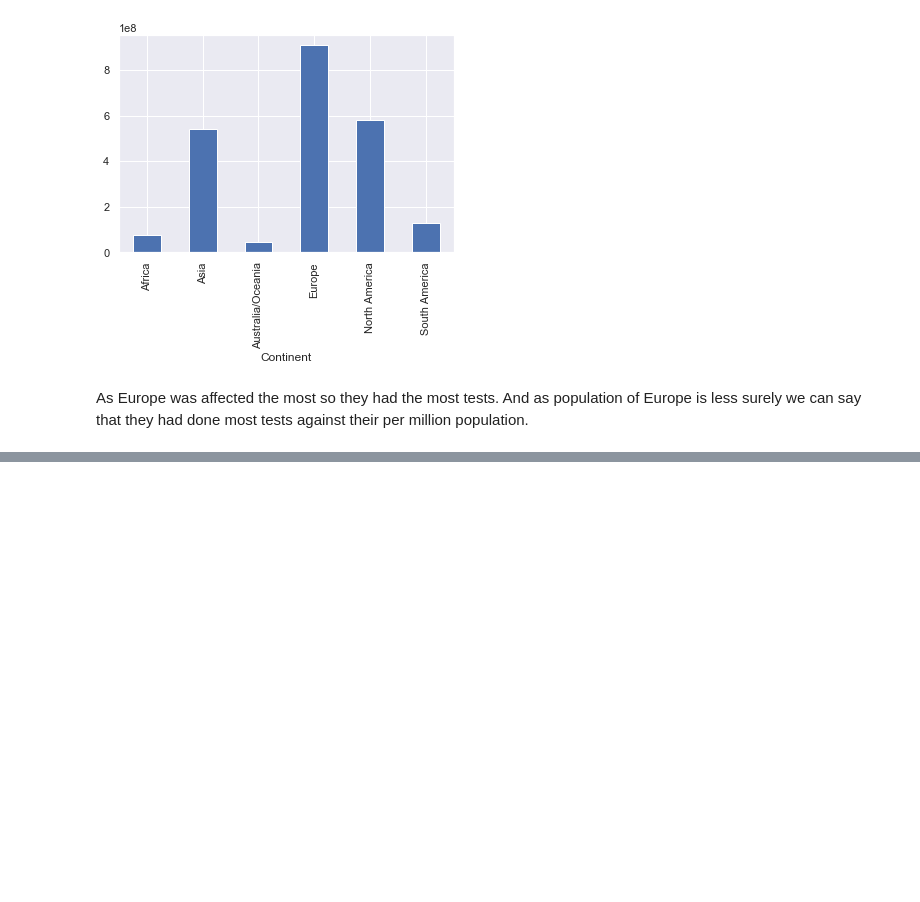
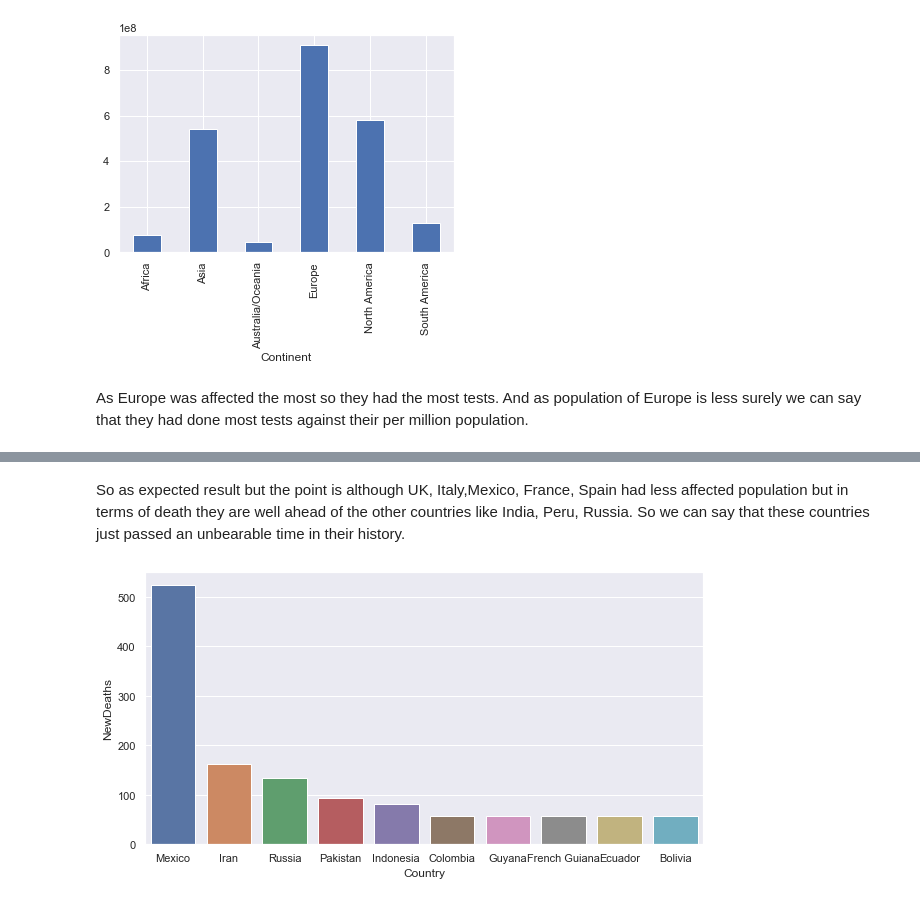
Before and after one commit to Hasibul-Islam/Covid-19, a Jupyter notebook: Covid-19.ipynb, the cells around one changed output, grey strips where cells are left out. Drawn from its saved outputs; the diff is of its cells as text; code cells hidden in the pictures; blank space fills up the shorter version.

```diff
--- a/Covid-19.ipynb
+++ b/Covid-19.ipynb
@@ -435,0 +462,9 @@ As Europe was affected the most so they had the most tests. And as population of
+# %% [markdown]
+So as expected result but the point is although UK, Italy,Mexico, France, Spain had less affected population but in terms of death they are well ahead of the other countries like India, Peru, Russia. So we can say that these countries just passed an unbearable time in their history.
+# %%
+df1 = df.sort_values('NewDeaths',ascending = False).head(10)
+plt.figure(figsize=(10,5))
+plot = sns.barplot(x=df1["Country"],
+                   y=df1["NewDeaths"])
+# %% [output]
+[figure, added]
```
Also changed, not shown: parts of 40 cells of this notebook.
